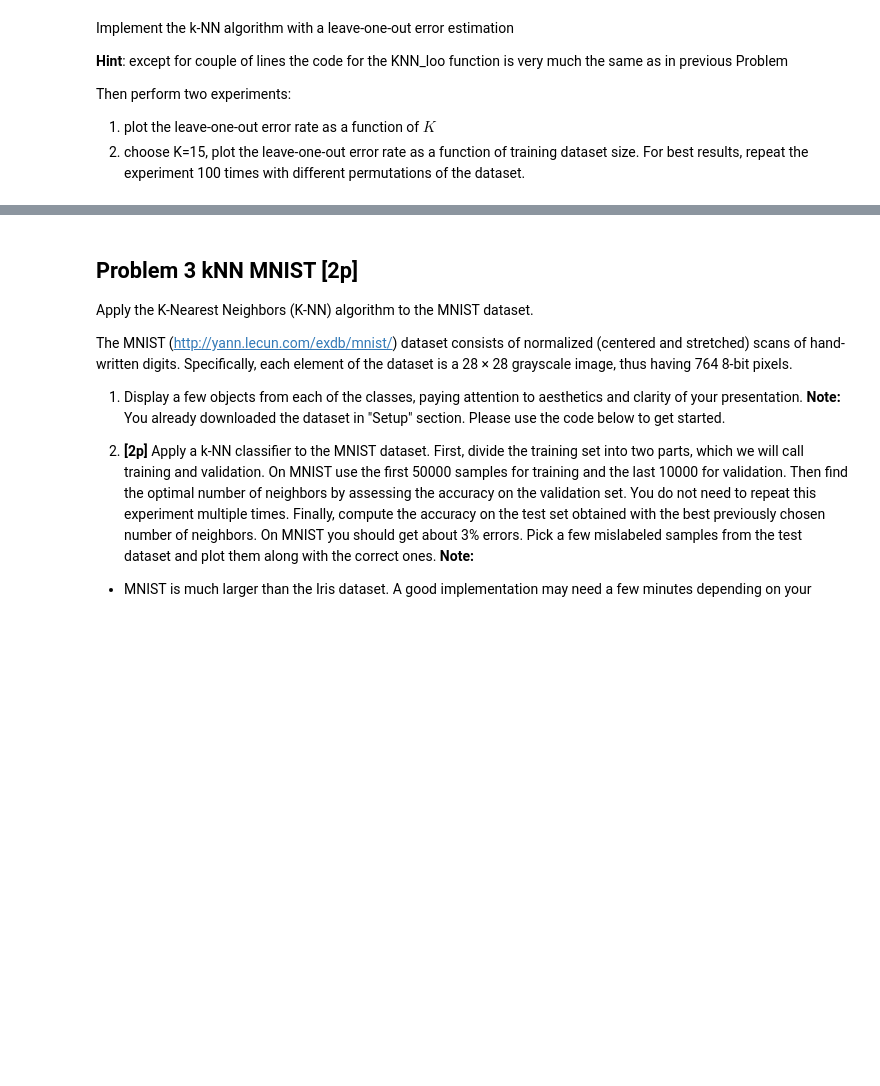
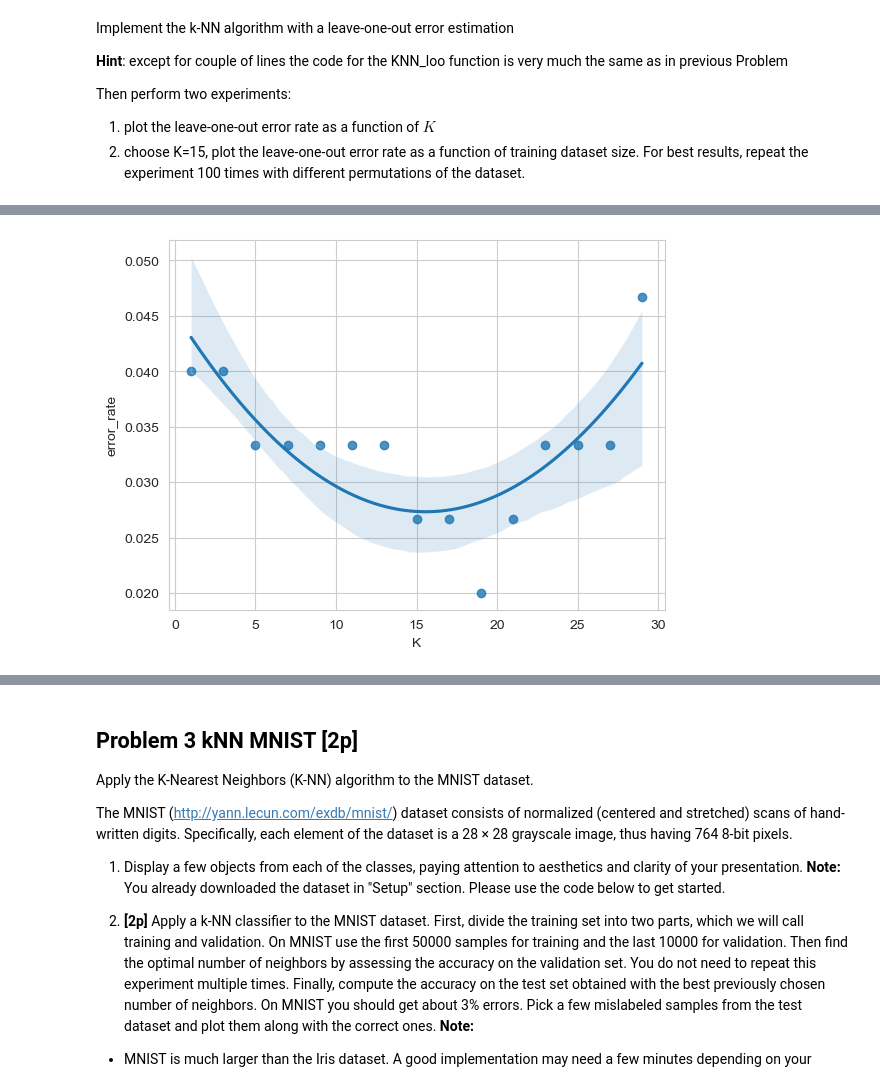
Before and after one commit to dmika1234/ml_uwr_22, a Jupyter notebook: Assignments/Assignment3.ipynb, the cells around one changed output, grey strips where cells are left out. Cells and saved outputs as stored; diff of their text form; code cells hidden in the pictures; blank space fills up the shorter version.

```diff
--- a/Assignments/Assignment3.ipynb
+++ b/Assignments/Assignment3.ipynb
@@ -202,9 +212,9 @@ Do this 500 times for k ∈ {1, 3, 5, ..., 19}. Plot a function of the average n
 #TODO: write a function to compute error rates
 def err_rates(preds, test_Y):
     ret = {}
-    for k, preds_k in  preds.items():
+    for k, preds_k in preds.items():
         # TODO: fill in error count computation
-        ret[k] =
+        ret[k] = np.array(preds_k.ravel() != test_Y).mean()
     return ret
 # %%
 iris_x = np.array(iris_df[['sepal_length', 'sepal_width', 'petal_length', 'petal_width']])
@@ -287,0 +309,9 @@ def KNN_loo(train_X, train_Y, ks, limit=None, verbose=False):
+# %%
+iris_x = np.array(iris_df[['sepal_length', 'sepal_width', 'petal_length', 'petal_width']])
+iris_y = np.array(iris_df['target'])
+# %%
+ks = range(1,30,2)
+errs = KNN_loo(iris_x, iris_y, ks)[1]
+errs_df = pd.DataFrame(errs.items())
+errs_df.columns = ['K', 'error_rate']
+errs_df
@@ -287,0 +335,5 @@ def KNN_loo(train_X, train_Y, ks, limit=None, verbose=False):
+# %%
+sns.regplot(data=errs_df, x='K', y='error_rate', order=2)
+plt.show()
+# %% [output]
+[figure, added]
```
Also changed, not shown: parts of 18 cells of this notebook, 4 other files.
